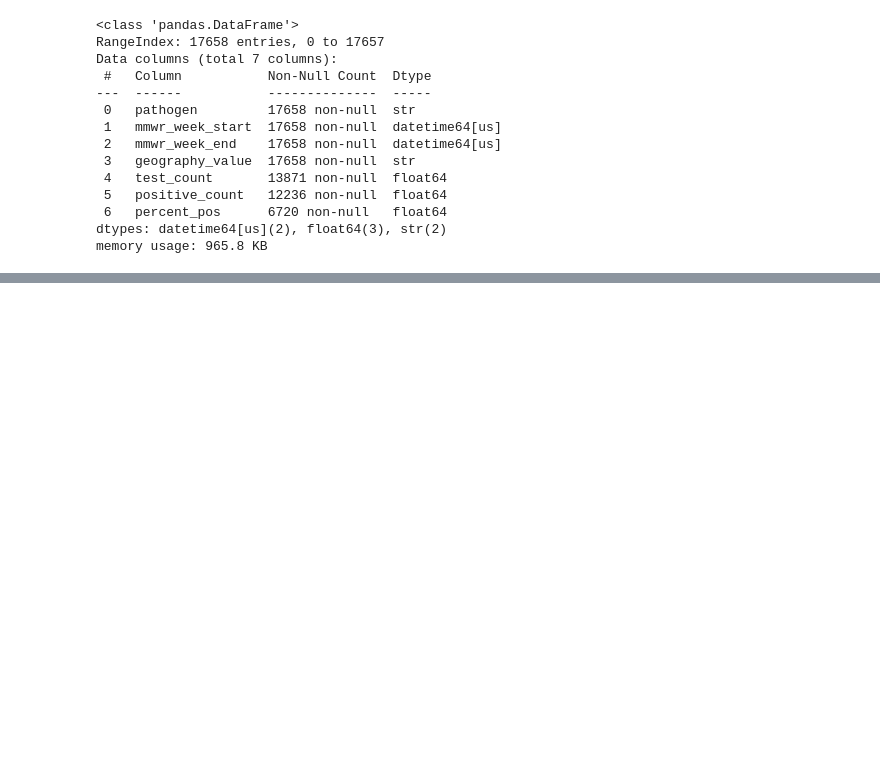
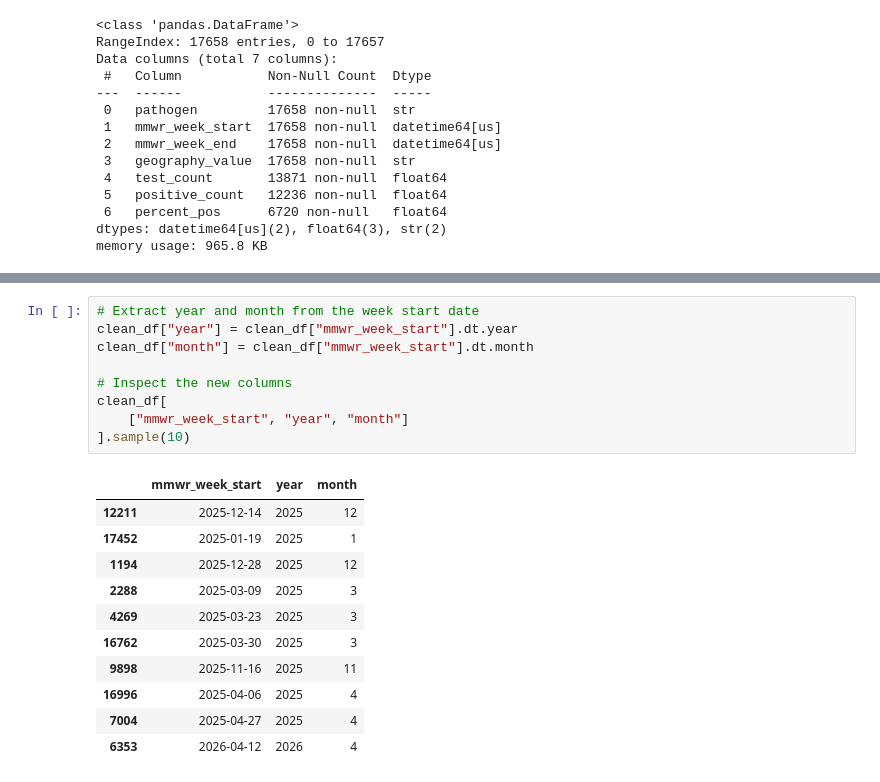
Before and after one commit to dlrakdenizz/respiratory-virus-data-analysis, a Jupyter notebook: data_preparation.ipynb, the cells around one changed output, grey strips where cells are left out. Saved outputs shown, nothing was run; the diff lists cells and outputs as text; blank space fills up the shorter version.

```diff
--- a/data_preparation.ipynb
+++ b/data_preparation.ipynb
@@ -185,0 +195,21 @@ memory usage: 965.8 KB
+# %%
+# Extract year and month from the week start date
+clean_df["year"] = clean_df["mmwr_week_start"].dt.year
+clean_df["month"] = clean_df["mmwr_week_start"].dt.month
+
+# Inspect the new columns
+clean_df[
+    ["mmwr_week_start", "year", "month"]
+].sample(10)
+# %% [output]
+|  | mmwr_week_start | year | month |
+| 12211 | 2025-12-14 | 2025 | 12 |
+| 17452 | 2025-01-19 | 2025 | 1 |
+| 1194 | 2025-12-28 | 2025 | 12 |
+| 2288 | 2025-03-09 | 2025 | 3 |
+| 4269 | 2025-03-23 | 2025 | 3 |
+| 16762 | 2025-03-30 | 2025 | 3 |
+| 9898 | 2025-11-16 | 2025 | 11 |
+| 16996 | 2025-04-06 | 2025 | 4 |
+| 7004 | 2025-04-27 | 2025 | 4 |
+| 6353 | 2026-04-12 | 2026 | 4 |
```
Also changed, not shown: parts of 5 cells of this notebook.
